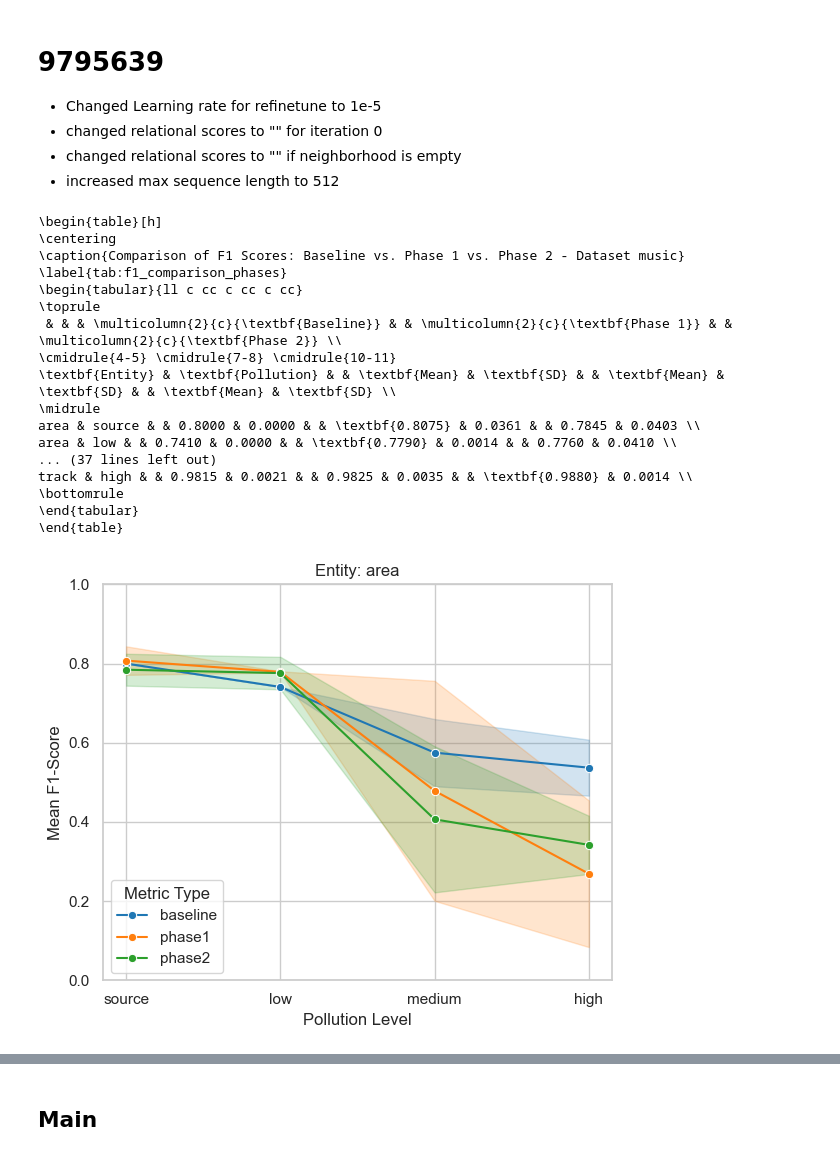
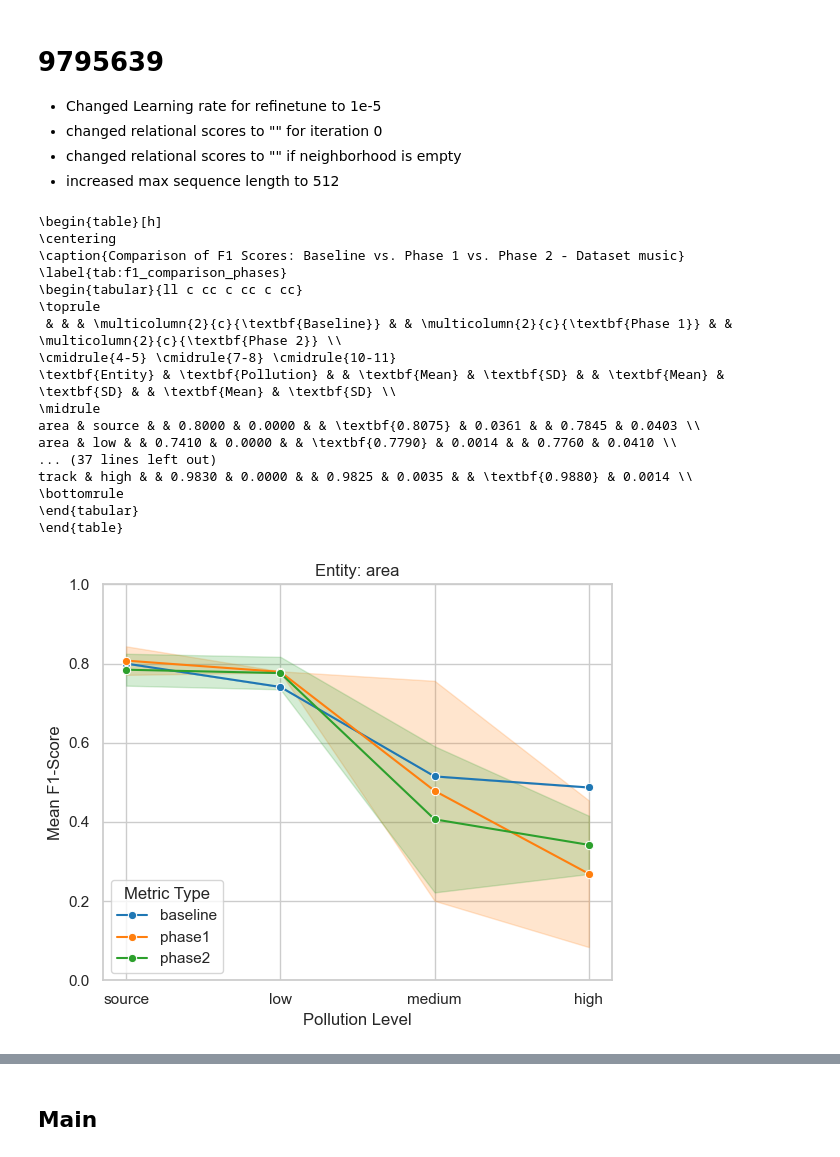
Before and after one commit to oskar-ong/deepcem, a Jupyter notebook: notebooks/results_analysis.ipynb, the cells around one changed output, grey strips where cells are left out. Saved outputs shown, nothing was run; the diff lists cells and outputs as text; code cells hidden in the pictures.

```diff
--- a/notebooks/results_analysis.ipynb
+++ b/notebooks/results_analysis.ipynb
@@ -785,8 +785,8 @@ track & high & & 0.9692 & 0.0027 & & \textbf{0.9720} & 0.0058 \\
 - changed relational scores to "" if neighborhood is empty
 - increased max sequence length to 512
 # %%
-music_distillbert2 = 9791153
-# music_distillbert2 = 9795639
+# music_distillbert2 = 9791153
+music_distillbert2 = 9795639
 df = query_prelimary(music_distillbert2)
 
 pollution_order = ['source', 'low', 'medium', 'high']
@@ -794,32 +794,32 @@ pollution_order = ['source', 'low', 'medium', 'high']
 df['pollution'] = pd.Categorical(
     df['pollution'],
     categories=pollution_order,
     ordered=True
 )
 
 df = df.sort_values(by=['dataset', 'entity', 'pollution', 'metric_type'])
 
 latex_code = generate_comparison_latex_prelim(df)
 
 print(latex_code)
 
 plot_degradation(df, "music", "prelim", "distillbert")
 # %% [output]
 \begin{table}[h]
 \centering
 \caption{Comparison of F1 Scores: Baseline vs. Phase 1 vs. Phase 2 - Dataset music}
 \label{tab:f1_comparison_phases}
 \begin{tabular}{ll c cc c cc c cc}
 \toprule
  & & & \multicolumn{2}{c}{\textbf{Baseline}} & & \multicolumn{2}{c}{\textbf{Phase 1}} & & \multicolumn{2}{c}{\textbf{Phase 2}} \\
 \cmidrule{4-5} \cmidrule{7-8} \cmidrule{10-11}
 \textbf{Entity} & \textbf{Pollution} & & \textbf{Mean} & \textbf{SD} & & \textbf{Mean} & \textbf{SD} & & \textbf{Mean} & \textbf{SD} \\
 \midrule
 area & source & & 0.8000 & 0.0000 & & \textbf{0.8075} & 0.0361 & & 0.7845 & 0.0403 \\
 area & low & & 0.7410 & 0.0000 & & \textbf{0.7790} & 0.0014 & & 0.7760 & 0.0410 \\
 ... (37 lines left out)
-track & high & & 0.9815 & 0.0021 & & 0.9825 & 0.0035 & & \textbf{0.9880} & 0.0014 \\
+track & high & & 0.9830 & 0.0000 & & 0.9825 & 0.0035 & & \textbf{0.9880} & 0.0014 \\
 \bottomrule
 \end{tabular}
 \end{table}
-[figure, old version]
+[figure, new version]
```
Also changed, not shown: parts of 2 cells of this notebook, 21 other files.
